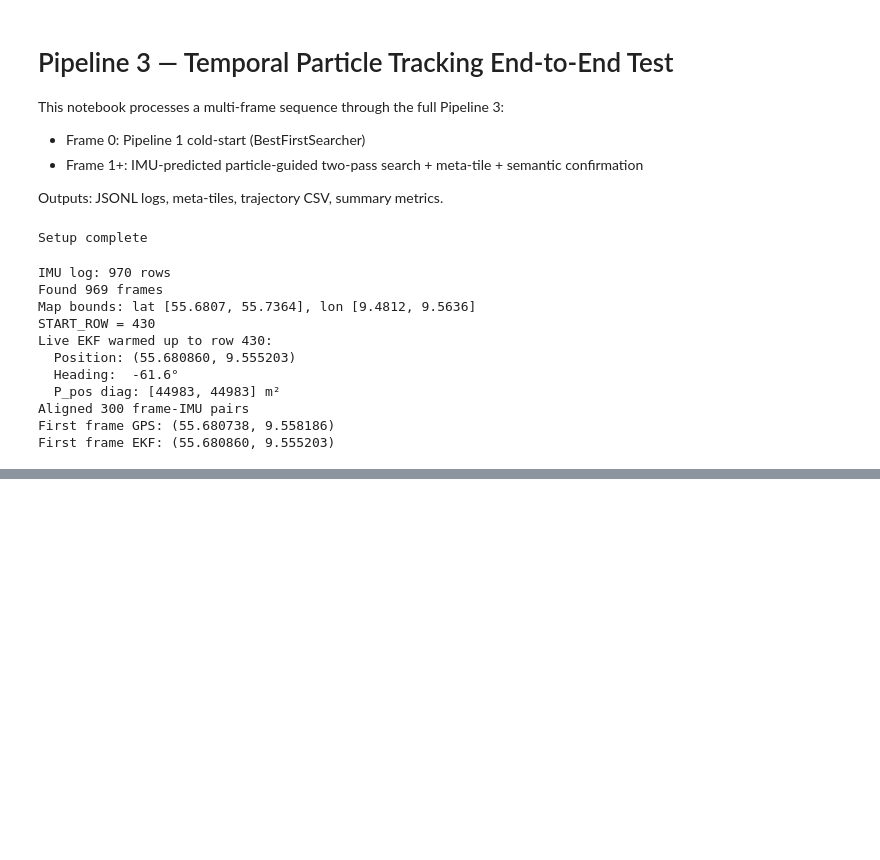
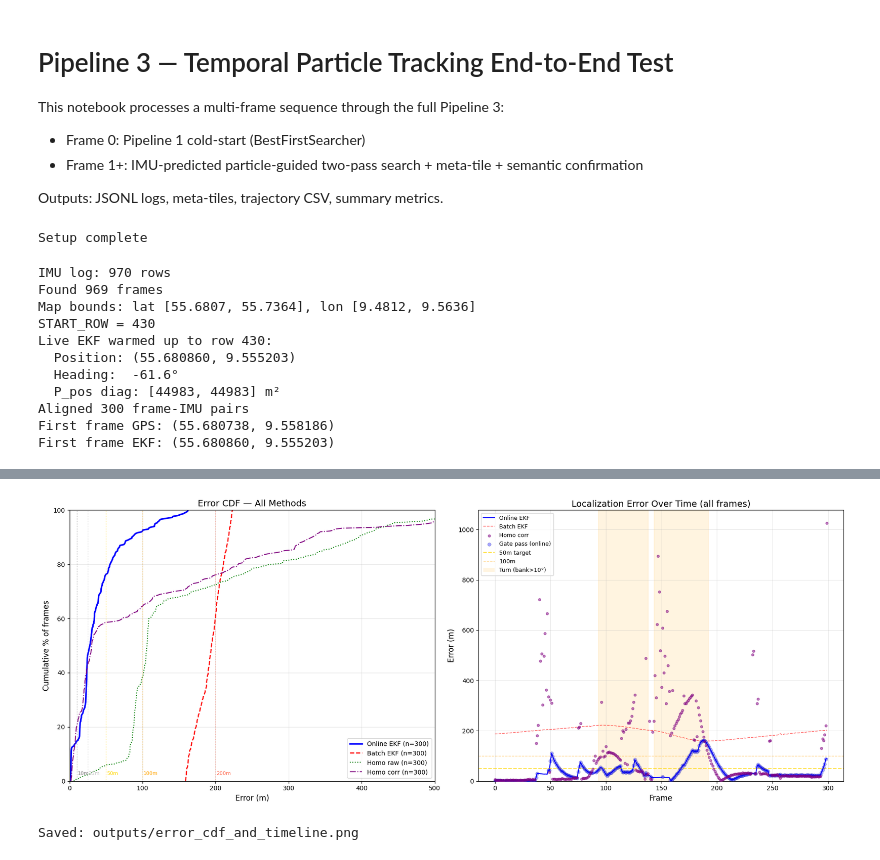
Before and after one commit to Emil-J/ALL_IN_ONE_PIPELINE_THESIS, a Jupyter notebook: Pipeline_3_Rev1/notebooks/test_temporal_pipeline.ipynb, the cells around one changed output, grey strips where cells are left out. Drawn from its saved outputs; the diff is of its cells as text; code cells hidden in the pictures; blank space fills up the shorter version.

```diff
--- a/Pipeline_3_Rev1/notebooks/test_temporal_pipeline.ipynb
+++ b/Pipeline_3_Rev1/notebooks/test_temporal_pipeline.ipynb
@@ -661,0 +855,80 @@ Per-frame offset details (worst 10):
+# %%
+# Cell 10 — Error CDF + Percentile Comparison Plot
+import matplotlib.pyplot as plt
+import matplotlib.ticker as mticker
+import numpy as np
+from matplotlib.patches import Patch
+
+fig, axes = plt.subplots(1, 2, figsize=(18, 7))
+
+# ── Left: CDF curves ──
+ax = axes[0]
+color_map = {
+    'Online EKF':  ('blue',   'solid',  2.5,  df_results['online_err'].dropna().values),
+    'Batch EKF':   ('red',    'dashed', 1.8,  df_results['batch_err'].dropna().values),
+    'Homo raw':    ('green',  'dotted', 1.5,  df_results['homo_err_raw'].dropna().values),
+    'Homo corr':   ('purple', 'dashdot',1.5,  df_results['homo_err_corr'].dropna().values),
+}
+for label, (color, ls, lw, vals) in color_map.items():
+    if len(vals) == 0: continue
+    xs = np.sort(vals)
+    ys = np.linspace(0, 1, len(xs))
+    ax.plot(xs, ys * 100, color=color, ls=ls, lw=lw, label=f"{label} (n={len(vals)})")
+
+for thresh, col in [(10,'gray'), (25,'silver'), (50,'gold'), (100,'orange'), (200,'tomato')]:
+    ax.axvline(thresh, color=col, ls=':', alpha=0.6, lw=1)
+    ax.text(thresh + 1, 2, f'{thresh}m', color=col, fontsize=8, va='bottom')
+
+ax.set_xlabel('Error (m)', fontsize=12)
+ax.set_ylabel('Cumulative % of frames', fontsize=12)
+ax.set_title('Error CDF — All Methods', fontsize=14)
+ax.legend(fontsize=10)
+ax.grid(True, alpha=0.3)
+ax.set_xlim(0, 500)
+ax.set_ylim(0, 100)
+
+# ── Right: Error over time (all frames) ──
+ax2 = axes[1]
+frames = df_results['frame'].values
+ax2.plot(frames, df_results['online_err'], 'b-',  lw=1.5, label='Online EKF')
+ax2.plot(frames, df_results['batch_err'],  'r--', lw=1.1, alpha=0.6, label='Batch EKF')
+hp_frames = df_results[df_results['homo_err_corr'].notna()]['frame'].values
+hp_errs   = df_results[df_results['homo_err_corr'].notna()]['homo_err_corr'].values
+ax2.scatter(hp_frames, hp_errs, c='purple', s=15, alpha=0.5, zorder=5, label='Homo corr')
+gated_frames = df_results[df_results['gate_pass']]['frame'].values
+gated_errs   = df_results[df_results['gate_pass']]['online_err'].values
+ax2.scatter(gated_frames, gated_errs, c='blue', s=30, alpha=0.35,
+            zorder=4, marker='o', edgecolors='navy', linewidths=0.5, label='Gate pass (online)')
+ax2.axhline(50,  color='gold',   ls='--', lw=1.5, alpha=0.7, label='50m target')
+ax2.axhline(100, color='orange', ls='--', lw=1.0, alpha=0.5, label='100m')
+
+# Shade bank-angle turns
+turn_mask = df_results['bank_deg'] > 10
+extra_handles = []
+if turn_mask.any():
+    in_turn = False
+    for j, is_turn in enumerate(turn_mask):
+        if is_turn and not in_turn:
+            turn_start = j; in_turn = True
+        elif not is_turn and in_turn:
+            ax2.axvspan(turn_start, j, color='orange', alpha=0.12)
+            in_turn = False
+    if in_turn:
+        ax2.axvspan(turn_start, len(turn_mask)-1, color='orange', alpha=0.12)
+    extra_handles.append(Patch(facecolor='orange', alpha=0.12, label='Turn (bank>10°)'))
+
+ax2.set_xlabel('Frame', fontsize=12)
+ax2.set_ylabel('Error (m)', fontsize=12)
+ax2.set_title('Localization Error Over Time (all frames)', fontsize=14)
+handles, labels = ax2.get_legend_handles_labels()
+ax2.legend(handles=handles + extra_handles, fontsize=9, loc='upper left')
+ax2.grid(True, alpha=0.3)
+ax2.set_ylim(bottom=0)
+
+plt.tight_layout()
+plt.savefig('../outputs/error_cdf_and_timeline.png', dpi=150, bbox_inches='tight')
+plt.show()
+print("Saved: outputs/error_cdf_and_timeline.png")
+# %% [output]
+[figure, added]
+Saved: outputs/error_cdf_and_timeline.png
```
Also changed, not shown: parts of 14 cells of this notebook, 6 other files.
